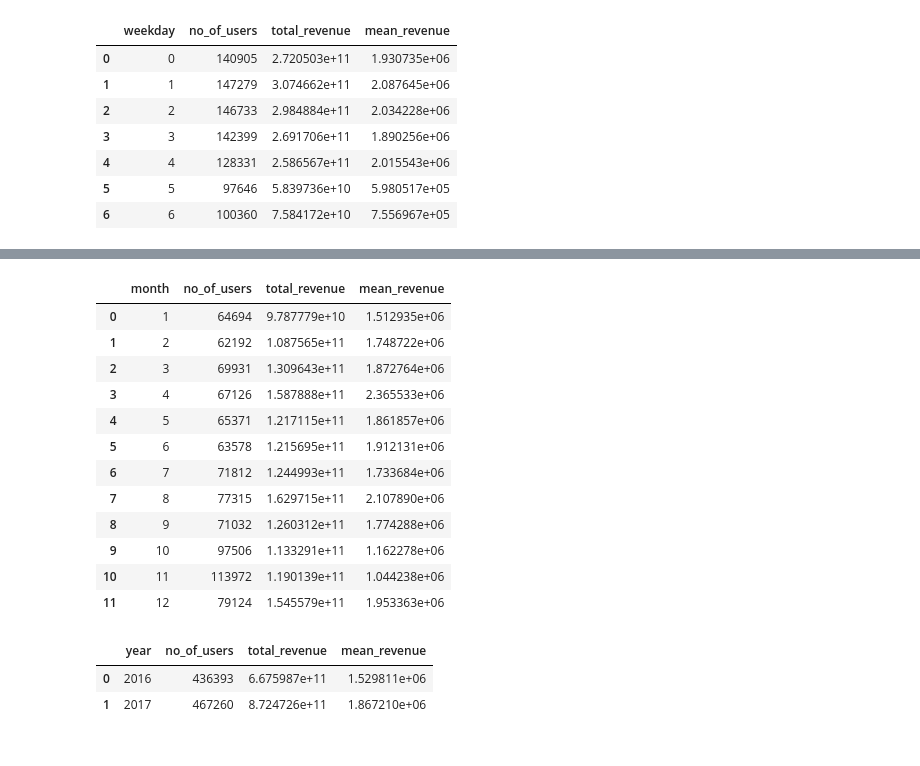
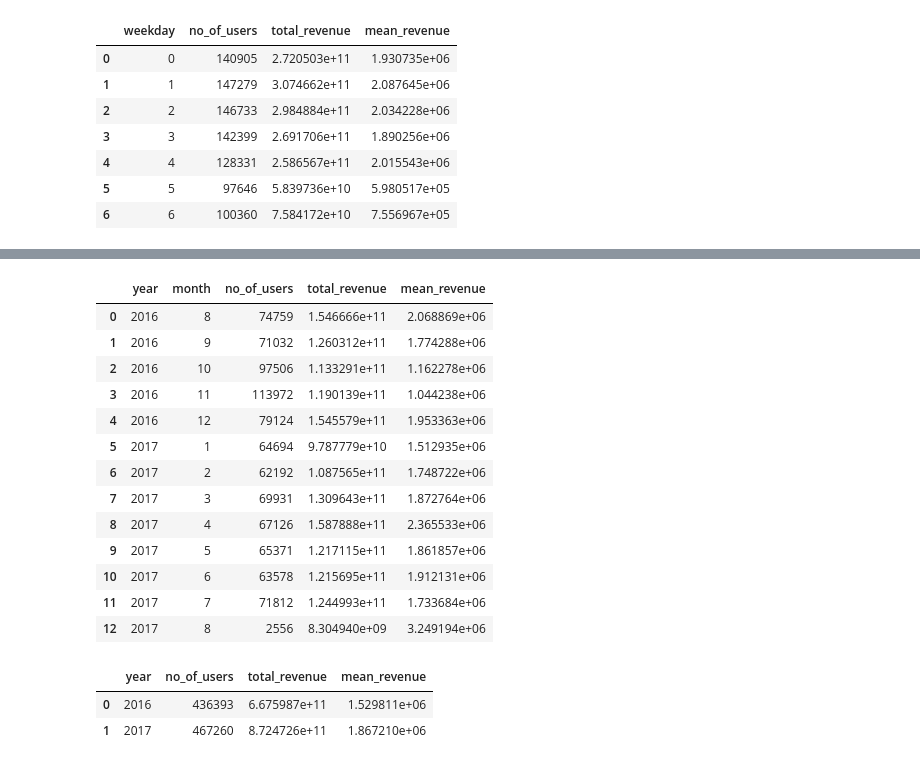
Before and after one commit to sherintm/GA-customer-revenue-analysis, a Jupyter notebook: GACustomerRevenueAnalysis.ipynb, the cells around one changed output, grey strips where cells are left out. Cells and saved outputs as stored; diff of their text form; code cells hidden in the pictures.

```diff
--- a/GACustomerRevenueAnalysis.ipynb
+++ b/GACustomerRevenueAnalysis.ipynb
@@ -588,22 +576,23 @@ revenue_by_day_df
 # %%
-revenue_by_month_df = ga_data_clean.groupby('month')['totals.transactionRevenue'].agg(['count','sum','mean'])\
+revenue_by_month_df = ga_data_clean.groupby(['year','month'])['totals.transactionRevenue'].agg(['count','sum','mean'])\
                          .reset_index()\
                          .rename(columns= {'count':'no_of_users','sum':'total_revenue','mean':'mean_revenue'})
 revenue_by_month_df
 # %% [output]
-|  | month | no_of_users | total_revenue | mean_revenue |
-| 0 | 1 | 64694 | 9.787779e+10 | 1.512935e+06 |
-| 1 | 2 | 62192 | 1.087565e+11 | 1.748722e+06 |
-| 2 | 3 | 69931 | 1.309643e+11 | 1.872764e+06 |
-| 3 | 4 | 67126 | 1.587888e+11 | 2.365533e+06 |
-| 4 | 5 | 65371 | 1.217115e+11 | 1.861857e+06 |
-| 5 | 6 | 63578 | 1.215695e+11 | 1.912131e+06 |
-| 6 | 7 | 71812 | 1.244993e+11 | 1.733684e+06 |
-| 7 | 8 | 77315 | 1.629715e+11 | 2.107890e+06 |
-| 8 | 9 | 71032 | 1.260312e+11 | 1.774288e+06 |
-| 9 | 10 | 97506 | 1.133291e+11 | 1.162278e+06 |
-| 10 | 11 | 113972 | 1.190139e+11 | 1.044238e+06 |
-| 11 | 12 | 79124 | 1.545579e+11 | 1.953363e+06 |
+|  | year | month | no_of_users | total_revenue | mean_revenue |
+| 0 | 2016 | 8 | 74759 | 1.546666e+11 | 2.068869e+06 |
+| 1 | 2016 | 9 | 71032 | 1.260312e+11 | 1.774288e+06 |
+| 2 | 2016 | 10 | 97506 | 1.133291e+11 | 1.162278e+06 |
+| 3 | 2016 | 11 | 113972 | 1.190139e+11 | 1.044238e+06 |
+| 4 | 2016 | 12 | 79124 | 1.545579e+11 | 1.953363e+06 |
+| 5 | 2017 | 1 | 64694 | 9.787779e+10 | 1.512935e+06 |
+| 6 | 2017 | 2 | 62192 | 1.087565e+11 | 1.748722e+06 |
+| 7 | 2017 | 3 | 69931 | 1.309643e+11 | 1.872764e+06 |
+| 8 | 2017 | 4 | 67126 | 1.587888e+11 | 2.365533e+06 |
+| 9 | 2017 | 5 | 65371 | 1.217115e+11 | 1.861857e+06 |
+| 10 | 2017 | 6 | 63578 | 1.215695e+11 | 1.912131e+06 |
+| 11 | 2017 | 7 | 71812 | 1.244993e+11 | 1.733684e+06 |
+| 12 | 2017 | 8 | 2556 | 8.304940e+09 | 3.249194e+06 |
 # %%
 revenue_by_year_df = ga_data_clean.groupby('year')['totals.transactionRevenue'].agg(['count','sum','mean'])\
                          .reset_index()\
```
Also changed, not shown: parts of 43 cells of this notebook.
